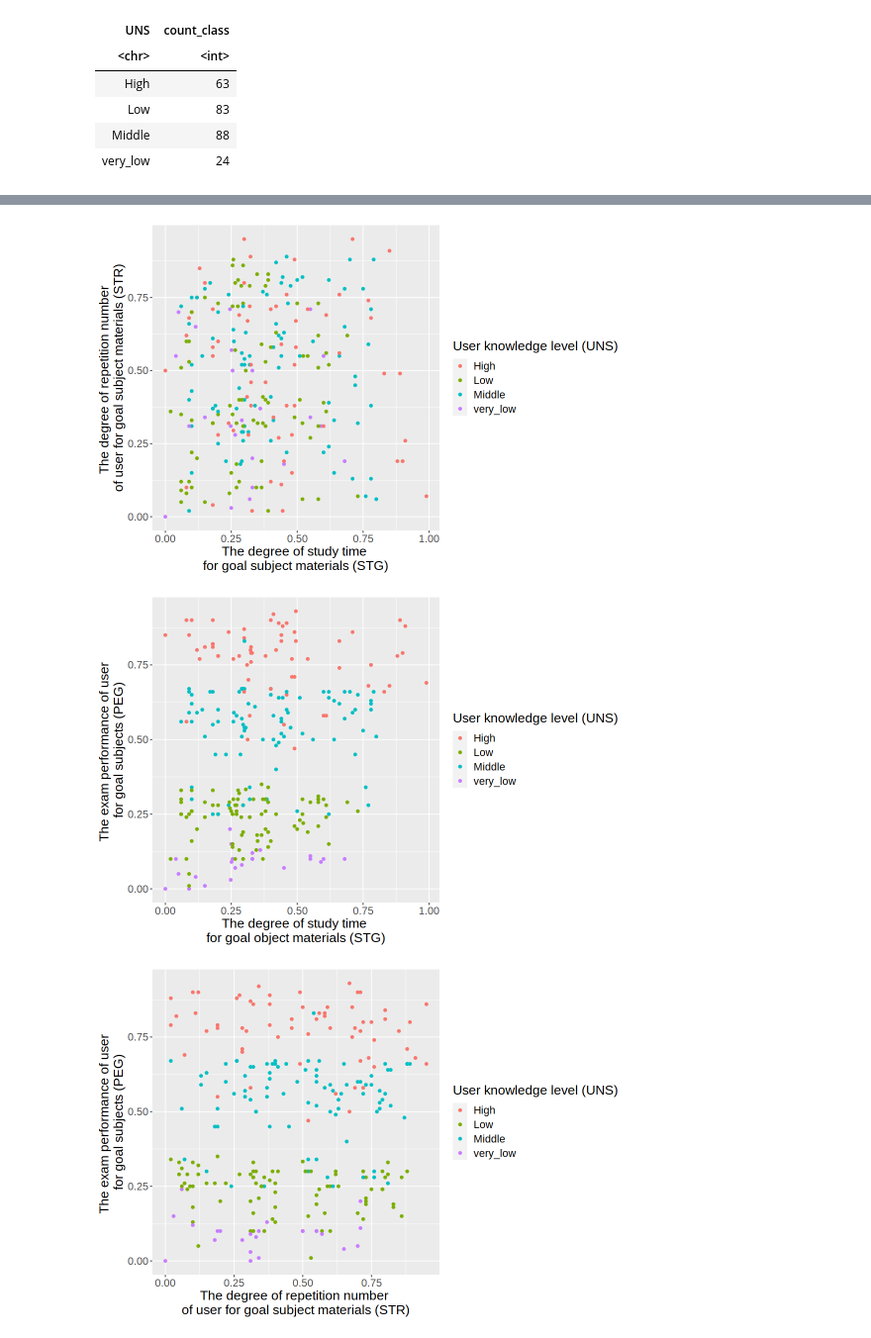
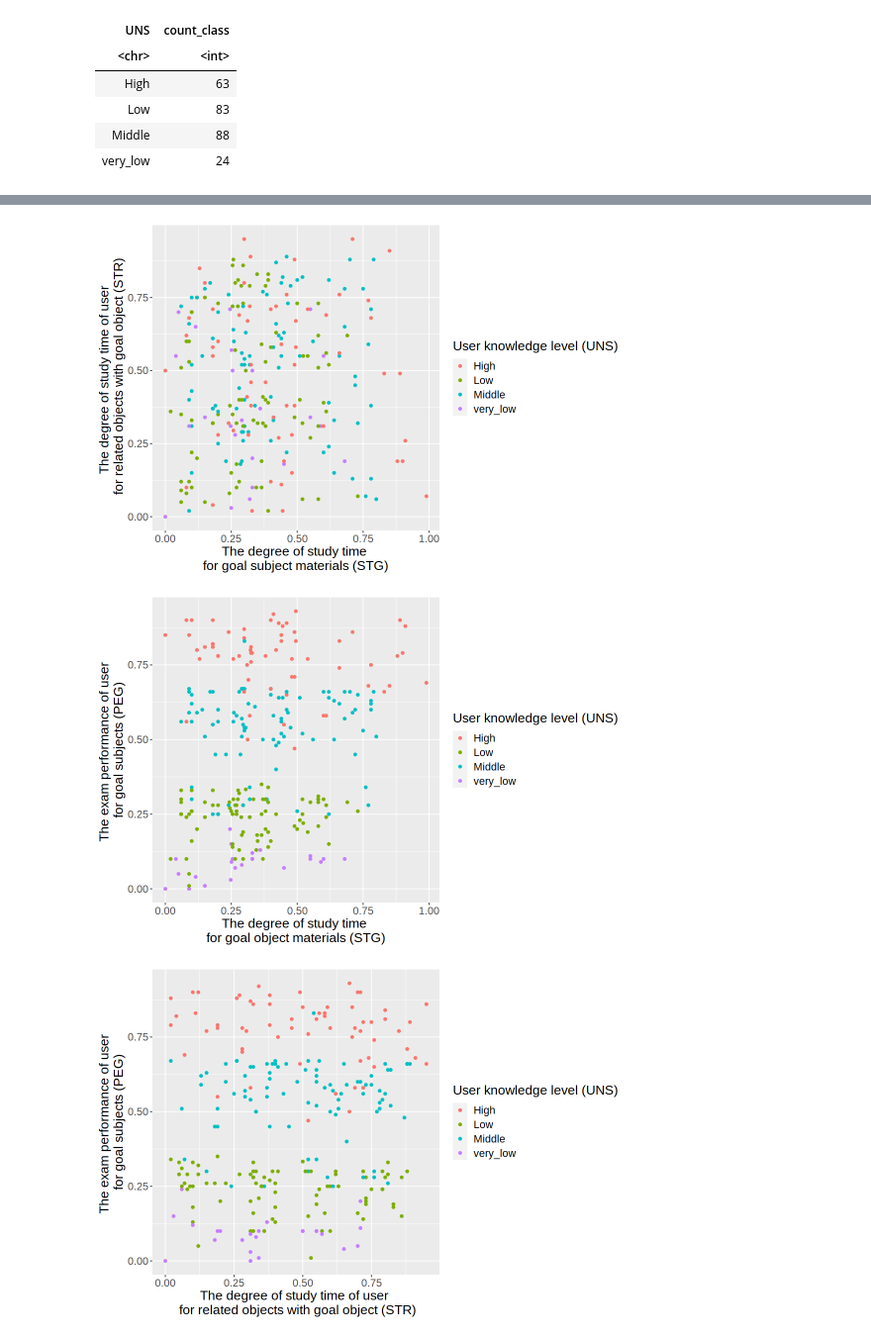
Before and after one commit to thisisyifulin/group_contract, a Jupyter notebook: project_proposal.ipynb, the cells around one changed output, grey strips where cells are left out. Shown at 99% size. Saved outputs shown, nothing was run; the diff lists cells and outputs as text; code cells hidden in the pictures.

```diff
--- a/project_proposal.ipynb
+++ b/project_proposal.ipynb
@@ -121,35 +121,46 @@ stg_str_plot <- select_training_data |>
                y = STR,
                colour = UNS)) +
         geom_point() +
         labs(x = "The degree of study time \nfor goal subject materials (STG)",
-             y = "The degree of repetition number \nof user for goal subject materials (STR)",
+             y = "The degree of study time of user \n for related objects with goal object (STR)",
             colour = "User knowledge level (UNS)") +
         theme(text = element_text(size = 16))
 
 stg_peg_plot <- select_training_data |>
     ggplot(aes(x = STG,
                y = PEG,
                colour = UNS)) +
         geom_point() +
         labs(x = "The degree of study time \nfor goal object materials (STG)",
              y = "The exam performance of user \nfor goal subjects (PEG)",
             colour = "User knowledge level (UNS)") +
         theme(text = element_text(size = 16))
 
 str_peg_plot <- select_training_data |>
     ggplot(aes(x = STR,
                y = PEG,
                colour = UNS)) +
         geom_point() +
-        labs(x = "The degree of repetition number \nof user for goal subject materials (STR)",
+        labs(x = "The degree of study time of user \n for related objects with goal object (STR)",
+             y = "The exam performance of user \nfor goal subjects (PEG)",
+            colour = "User knowledge level (UNS)") +
+        theme(text = element_text(size = 16))
+
+lpr_peg_plot <- select_training_data |>
+    ggplot(aes(x = LPR,
+               y = PEG,
+               colour = UNS)) +
+        geom_point() +
+        labs(x = "The degree of study time of user \n for related objects with goal object (STR)",
              y = "The exam performance of user \nfor goal subjects (PEG)",
             colour = "User knowledge level (UNS)") +
         theme(text = element_text(size = 16))
 
 stg_str_plot
 stg_peg_plot
 str_peg_plot
+lpr_peg_plot
 # %% [output]
-[figure, old version]
+[figure, new version]
 [figure]
-[figure, old version]
+[figure, new version]
```
Also changed, not shown: parts of 1 cell of this notebook.
